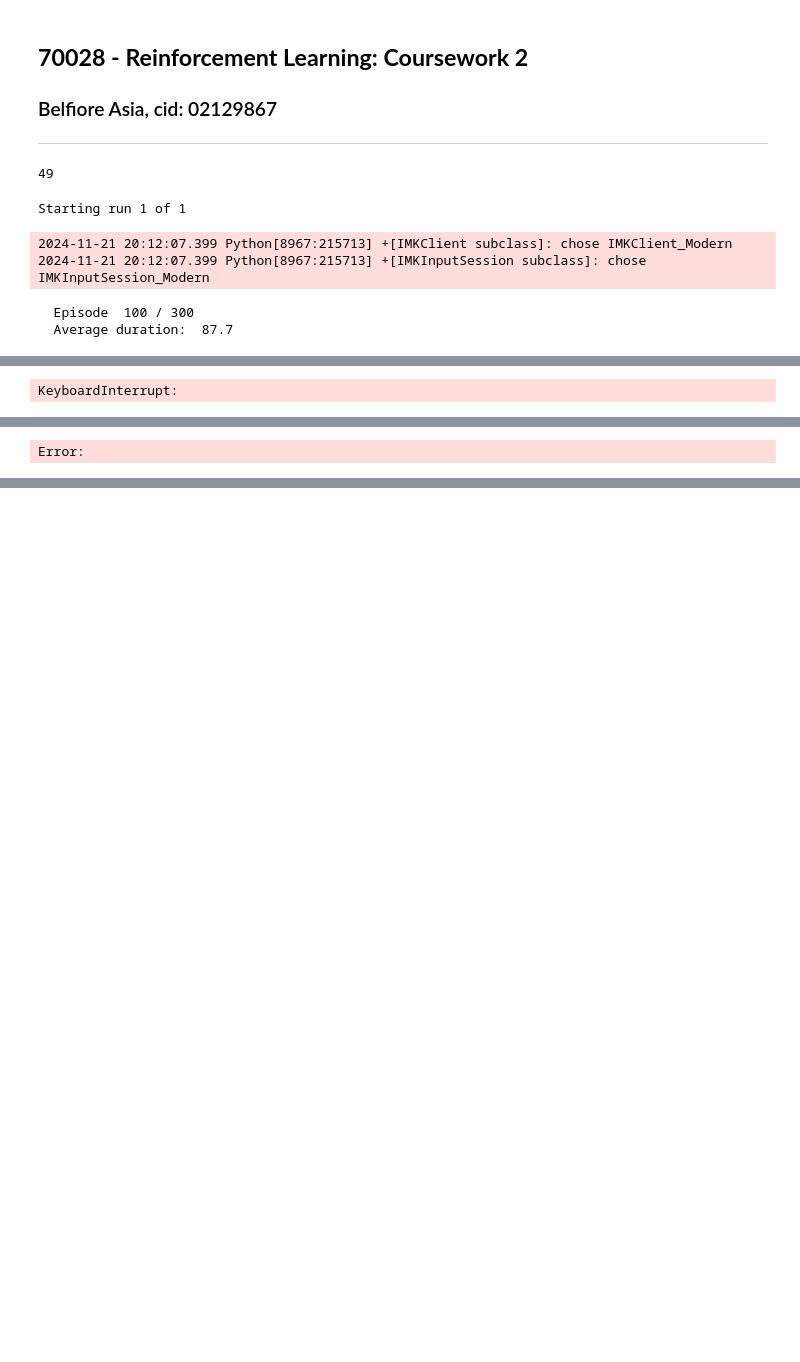
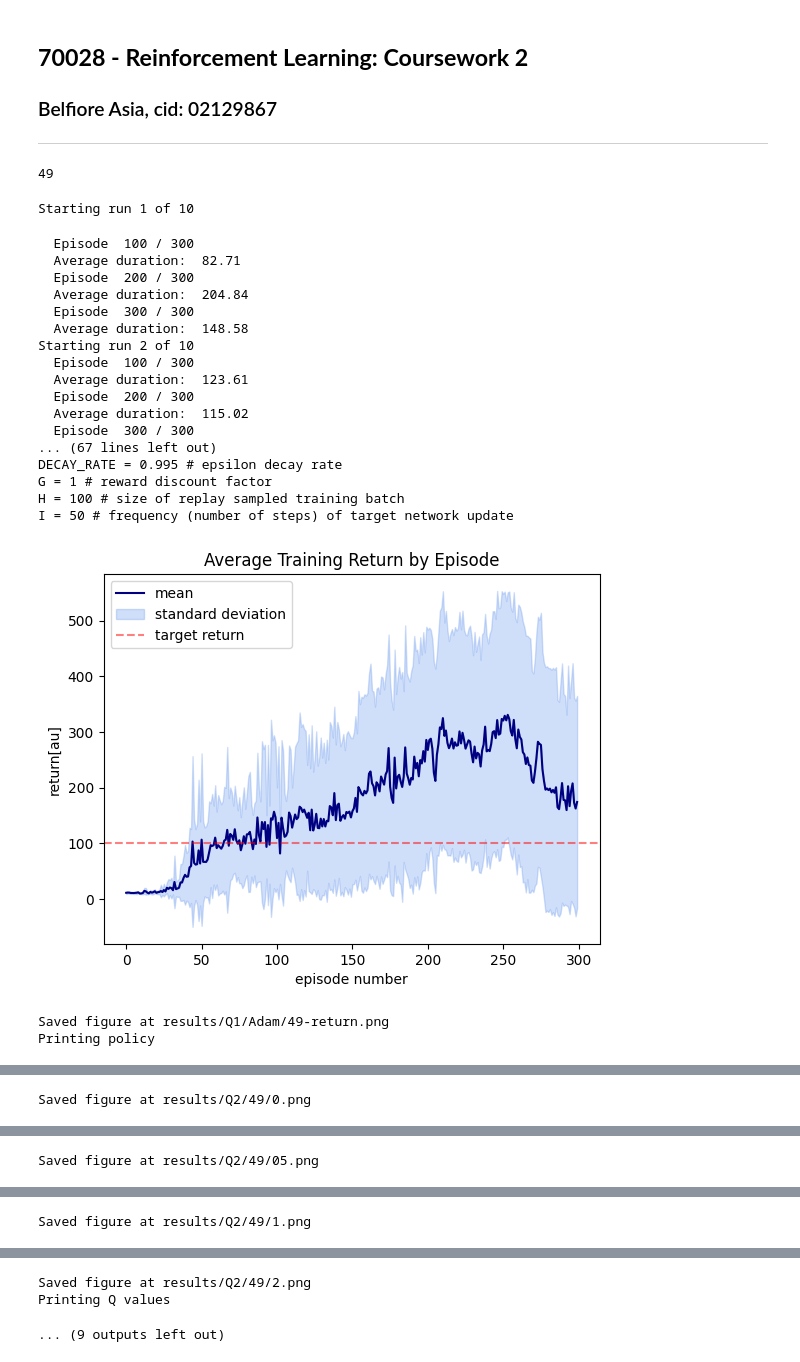
Before and after one commit to belfioreasia/Reinforcement-Learning, a Jupyter notebook: coursework2/coursework2.ipynb, the cells around one changed output, grey strips where cells are left out. Saved outputs shown, nothing was run; the diff lists cells and outputs as text; code cells hidden in the pictures; blank space fills up the shorter version.

Commit message:
More model testing. Adjusted plot labels and ticks.

```diff
--- a/coursework2/coursework2.ipynb
+++ b/coursework2/coursework2.ipynb
@@ -42,7 +25,7 @@ NUM_RUNS = 10 # [OK]
 
 A = 5 # [OK] size of each hidden layer
 B = 2 # [OK] number of DQN hidden layers
-C = 0.005 # [OK] learning rate
+C = 0.01 # [OK] learning rate
 D = 60000 # [OK] size of Replay Buffer
 E = 300 # [OK] number of training episodes (needs to stabilise for >50)
 F = 0.2 # [OK] epsilon value for epsilon-greedy policy
@@ -53,35 +36,51 @@ I = 50 # frequency (number of steps) of target network update
 # Additional parameters
 DECAY_RATE = 0.995 # [OK] epsilon decay rate
 model_optim="Adam" # [OK] model optimizer
 
 # Q1
 # Train Model
 runs_results = train_net(NUM_RUNS, A, B, C, D, E, F, G, H, I, decay=DECAY_RATE, model_optim=model_optim, save=save_model, show=False)
 # Plot the learning curve (mean and standard deviation of return
 # throughout training over NUM_RUNS many runs)
 print_hyperparameters(A, B, C, D, E, F, G, H, I, DECAY_RATE)
 plot_return_by_episode(runs_results, save=[save_fig, "Adam", model_number])
 
 # Q2
 # Visualise Greedy Policy and Q-values for the cart according to the "policy_net" network
 # as a 2D plot function of pole angle and angular velocity.
 net = torch.load(save_model[1], weights_only=False) # load DQN
 net.eval()
 
 # Fix the cart position to the centre of the track (position=0)
 # and test cart velocities of 0., 0.5, 1. and 2.
 velocities = [0., 0.5, 1., 2.]
 
 for q in [False, True]:  # whether q values or greedy policy is visualised
     if q: print("Printing Q values")
     else: print("Printing policy")
     for velocity in velocities:
         visualise_net_results(net=net, position=0., velocity=velocity, q=q, save=[save_fig, model_number])
 
 model_number += 1
 # %% [output]
-Starting run 1 of 1
+Starting run 1 of 10
-2024-11-21 20:12:07.399 Python[8967:215713] +[IMKClient subclass]: chose IMKClient_Modern
-2024-11-21 20:12:07.399 Python[8967:215713] +[IMKInputSession subclass]: chose IMKInputSession_Modern
+  Episode  100 / 300
+  Average duration:  82.71
+  Episode  200 / 300
+  Average duration:  204.84
+  Episode  300 / 300
+  Average duration:  148.58
+Starting run 2 of 10
+  Episode  100 / 300
+  Average duration:  123.61
+  Episode  200 / 300
+  Average duration:  115.02
+  Episode  300 / 300
+... (67 lines left out)
+DECAY_RATE = 0.995 # epsilon decay rate
+G = 1 # reward discount factor
+H = 100 # size of replay sampled training batch
+I = 50 # frequency (number of steps) of target network update
+[figure, added]
-  Episode  100 / 300
-  Average duration:  87.7
+Saved figure at results/Q1/Adam/49-return.png
+Printing policy
@@ -88 +88 @@ Starting run 1 of 1
-KeyboardInterrupt:
+Saved figure at results/Q2/49/0.png
@@ -89 +90 @@ KeyboardInterrupt:
-Error:
+Saved figure at results/Q2/49/05.png
@@ -89,0 +92 @@ Error:
+Saved figure at results/Q2/49/1.png
@@ -89,0 +94,3 @@ Error:
+Saved figure at results/Q2/49/2.png
+Printing Q values
+... (9 outputs left out)
```
Also changed, not shown: parts of 5 cells of this notebook, 12 other files.
